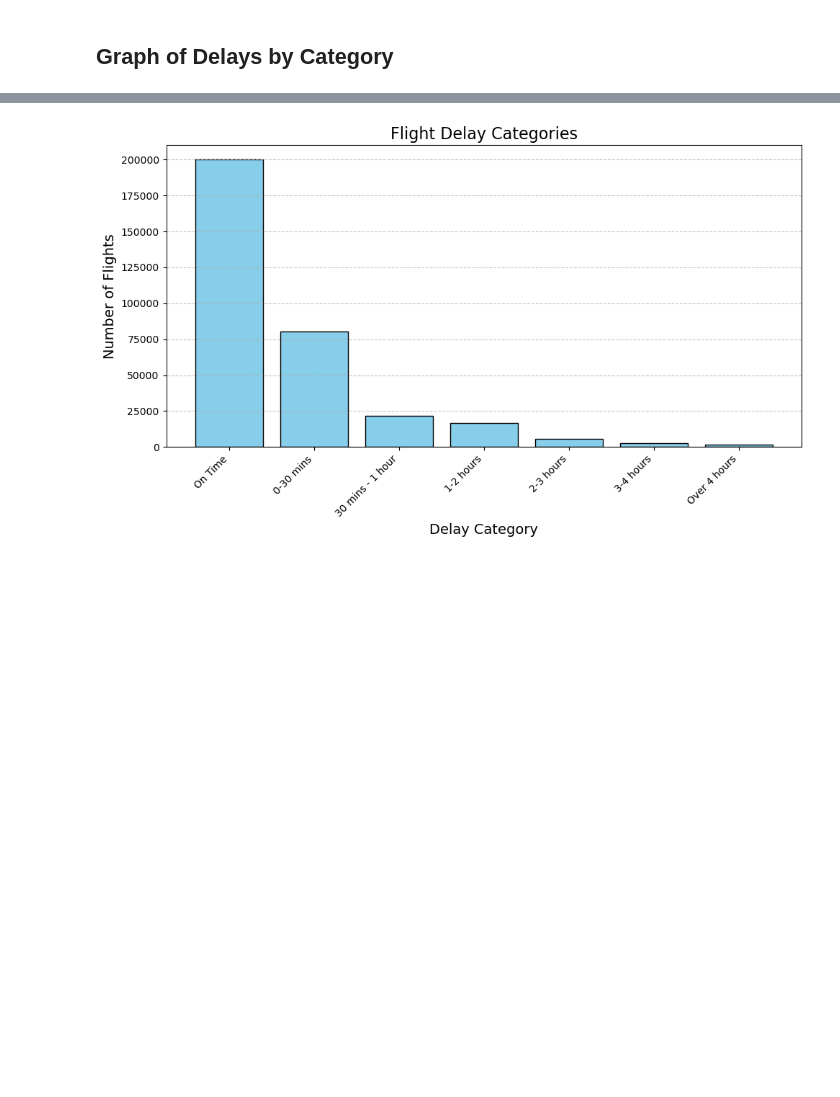
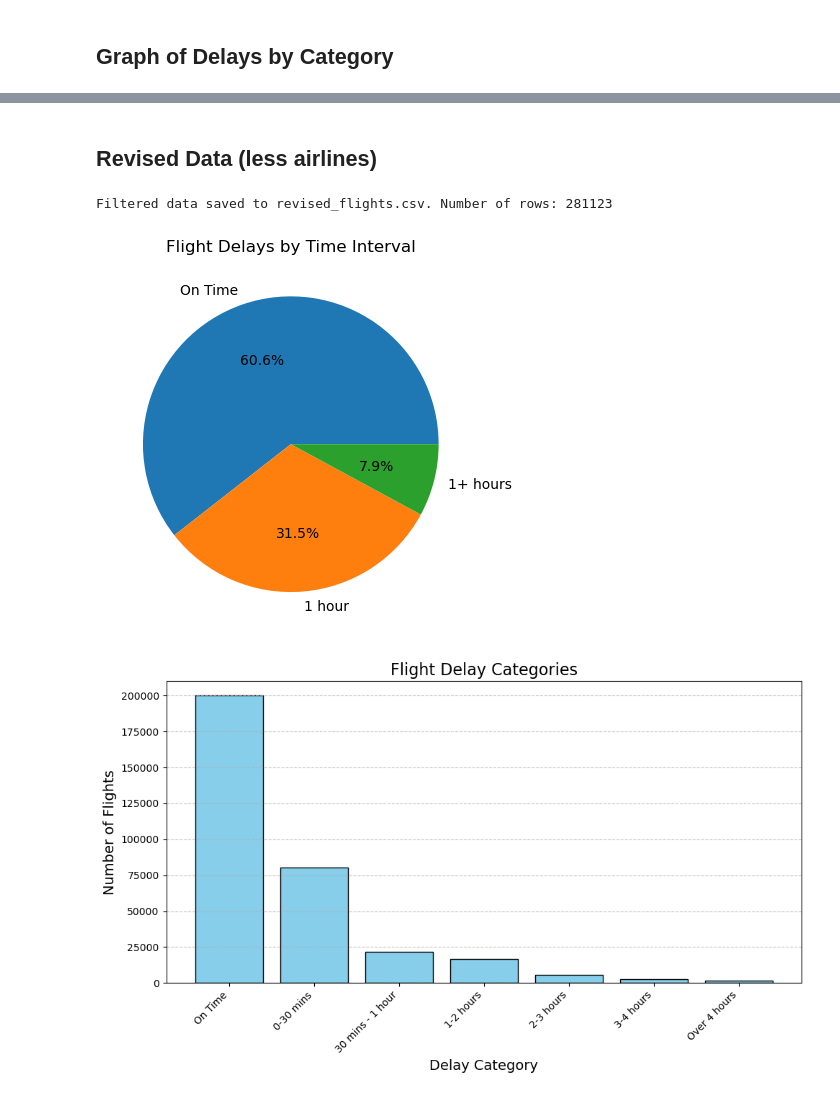
Before and after one commit to ifmay/DataScienceFinal, a Jupyter notebook: graphs.ipynb, the cells around one changed output, grey strips where cells are left out. Saved outputs shown, nothing was run; the diff lists cells and outputs as text; code cells hidden in the pictures; blank space fills up the shorter version.

```diff
--- a/graphs.ipynb
+++ b/graphs.ipynb
@@ -54,3 +177,42 @@ Over 3 hours: 3893
+# %% [markdown]
+## Revised Data (less airlines)
+# %%
+# Usage
+input_file = "flights.csv"  # Replace with the path to your original flights data
+output_file = "revised_flights.csv"  # Desired path for the output file
+graph_utils.filter_airlines(input_file, output_file)
+# %% [output]
+Filtered data saved to revised_flights.csv. Number of rows: 281123
+# %%
+# Pie chart
+flights = pd.read_csv('revised_flights.csv')
+
+# Ensure the 'dep_delay' column is numeric
+flights['dep_delay'] = pd.to_numeric(flights['dep_delay'], errors='coerce')
+
+# Remove rows with missing 'dep_delay' values
+flights = flights.dropna(subset=['dep_delay'])
+
+# Categorize delays
+delay_intervals = {
+    "On Time": flights['dep_delay'] <= 0,
+    "1 hour": (flights['dep_delay'] > 0) & (flights['dep_delay'] <= 60),
+    "1+ hours": (flights['dep_delay'] > 60)
+}
+
+# Count occurrences in each category
+counts = {category: flights[condition].shape[0] for category, condition in delay_intervals.items()}
+
+# Create a bar chart
+categories = list(counts.keys())
+values = list(counts.values())
+
+plt.figure()
+plt.title("Flight Delays by Time Interval")
+plt.pie(values, labels=categories, autopct="%1.1f%%")
+plt.show()
+# %% [output]
+[figure, added]
 # %%
 import pandas as pd
 import matplotlib.pyplot as plt
```
Also changed, not shown: parts of 8 cells of this notebook, 3 other files.
